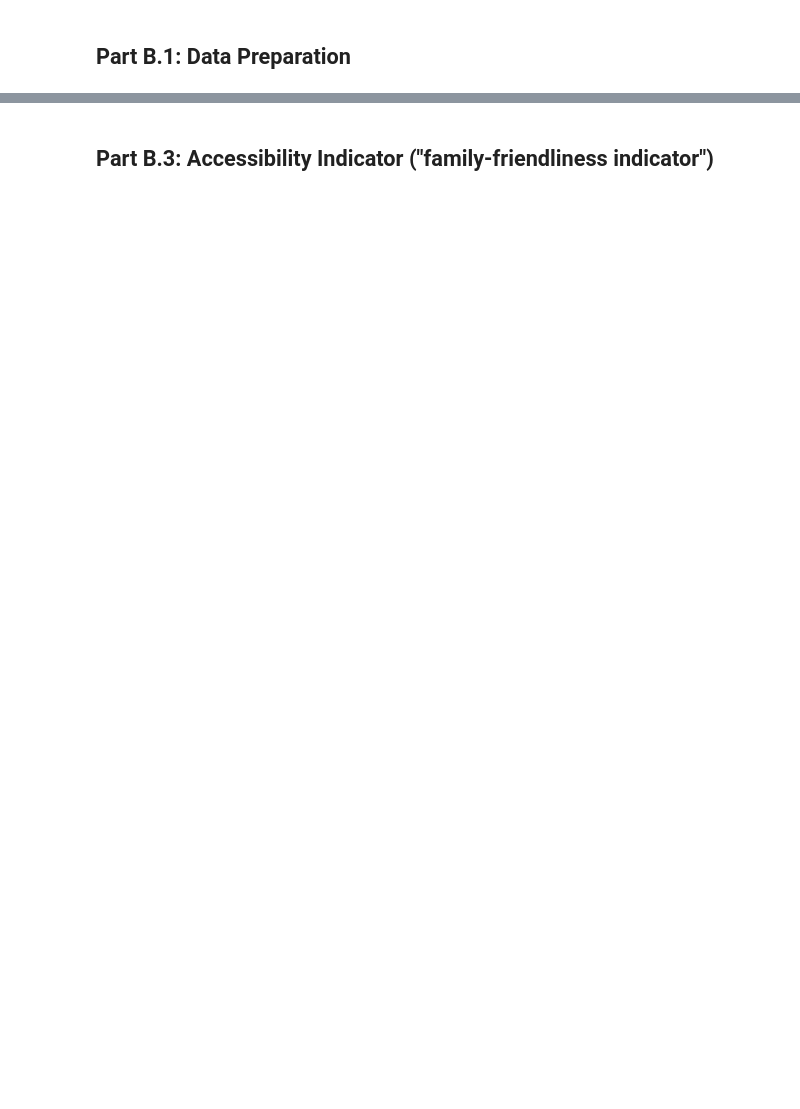
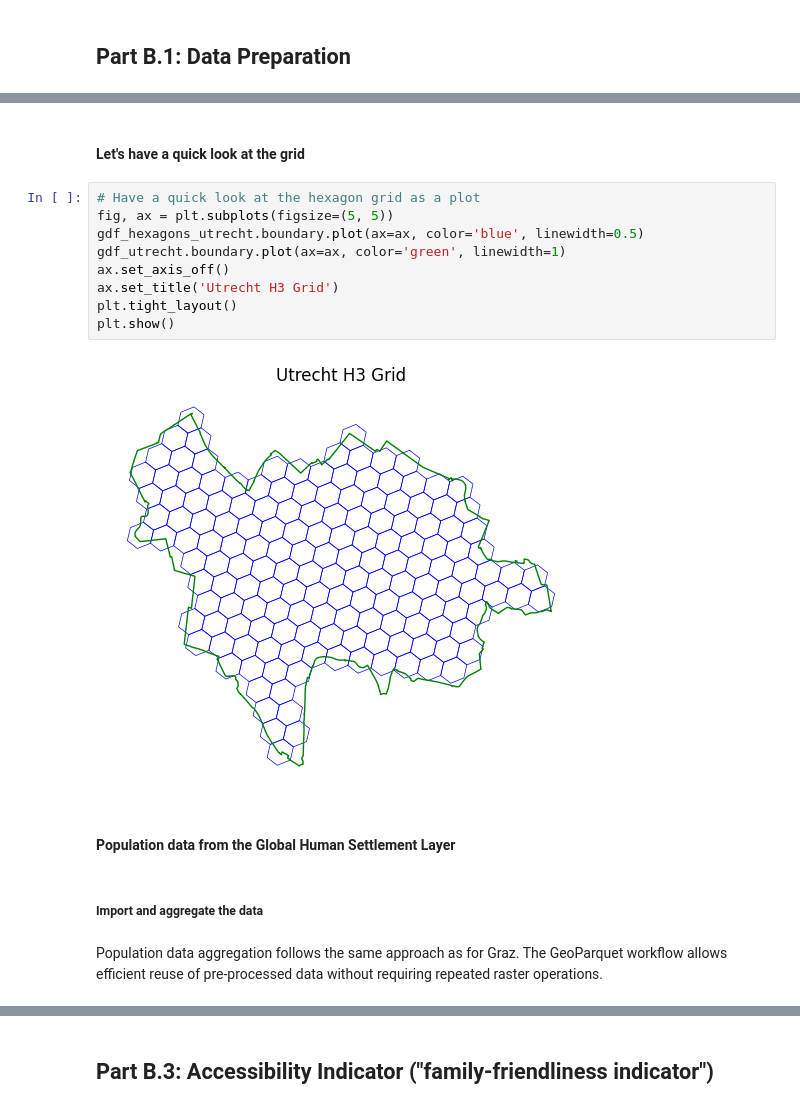
Before and after one commit to miriam-ee/GIS_FinalProject_Group2, a Jupyter notebook: group2_final.ipynb, the cells around one changed output, grey strips where cells are left out. Saved outputs shown, nothing was run; the diff lists cells and outputs as text; blank space fills up the shorter version.

```diff
--- a/group2_final.ipynb
+++ b/group2_final.ipynb
@@ -686,0 +947,19 @@ generally, always put "uppsala" behind every df/gdf to not overwrite existing gr
+# %% [markdown]
+#### Let's have a quick look at the grid
+# %%
+# Have a quick look at the hexagon grid as a plot
+fig, ax = plt.subplots(figsize=(5, 5))
+gdf_hexagons_utrecht.boundary.plot(ax=ax, color='blue', linewidth=0.5)
+gdf_utrecht.boundary.plot(ax=ax, color='green', linewidth=1)
+ax.set_axis_off()
+ax.set_title('Utrecht H3 Grid')
+plt.tight_layout()
+plt.show()
+# %% [output]
+[figure, added]
+# %% [markdown]
+#### Population data from the Global Human Settlement Layer
+# %% [markdown]
+##### Import and aggregate the data
+# %% [markdown]
+Population data aggregation follows the same approach as for Graz. The GeoParquet workflow allows efficient reuse of pre-processed data without requiring repeated raster operations.
```
Also changed, not shown: parts of 102 cells of this notebook, 3 other files.
